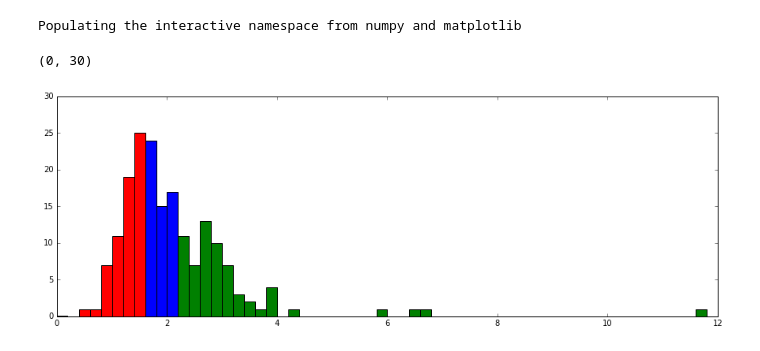
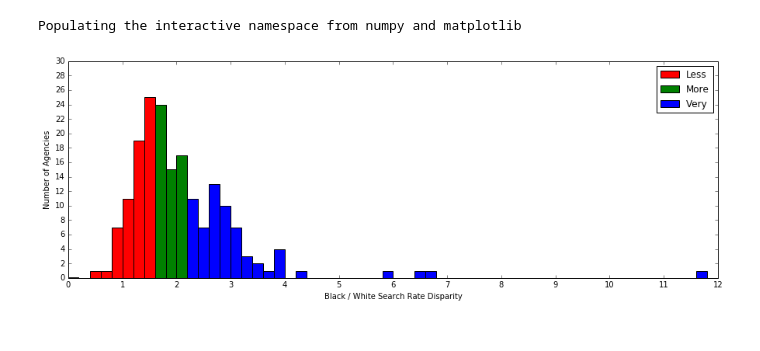
Before and after one commit to along528/insight, a Jupyter notebook: models/plot_categories.ipynb, the cells around one changed output. Cells and saved outputs as stored; diff of their text form; code cells hidden in the pictures.

```diff
--- a/models/plot_categories.ipynb
+++ b/models/plot_categories.ipynb
@@ -26,10 +26,20 @@ from modeling import categorize
 data= process.add_features(process.get_data())
 # %%
 split_rpsi = []
-for category in data['rpsi'].map(categorize).unique().tolist():
+handles = []
+labels={}
+labels[0]='Less'
+labels[1]='More'
+labels[2]='Very'
+for category in sorted(data['rpsi'].map(categorize).unique().tolist()):
     tmpdata = data[data['rpsi'].map(categorize)==category]
-    plt.hist(tmpdata['rpsi'].tolist(),bins=60,range=[0,12])
+    handle = plt.hist(tmpdata['rpsi'].tolist(),bins=60,range=[0,12],label=labels[category])
+    handles.append(labels[category])
 plt.ylim([0,30])
+plt.locator_params(nbins=20)
+plt.legend(handles)
+plt.xlabel('Black / White Search Rate Disparity')
+plt.ylabel('Number of Agencies')
+plt.savefig('images/category_hist.png')
 # %% [output]
-(0, 30)
-[figure, old version]
+[figure, new version]
```
Also changed, not shown: 3 other files.
